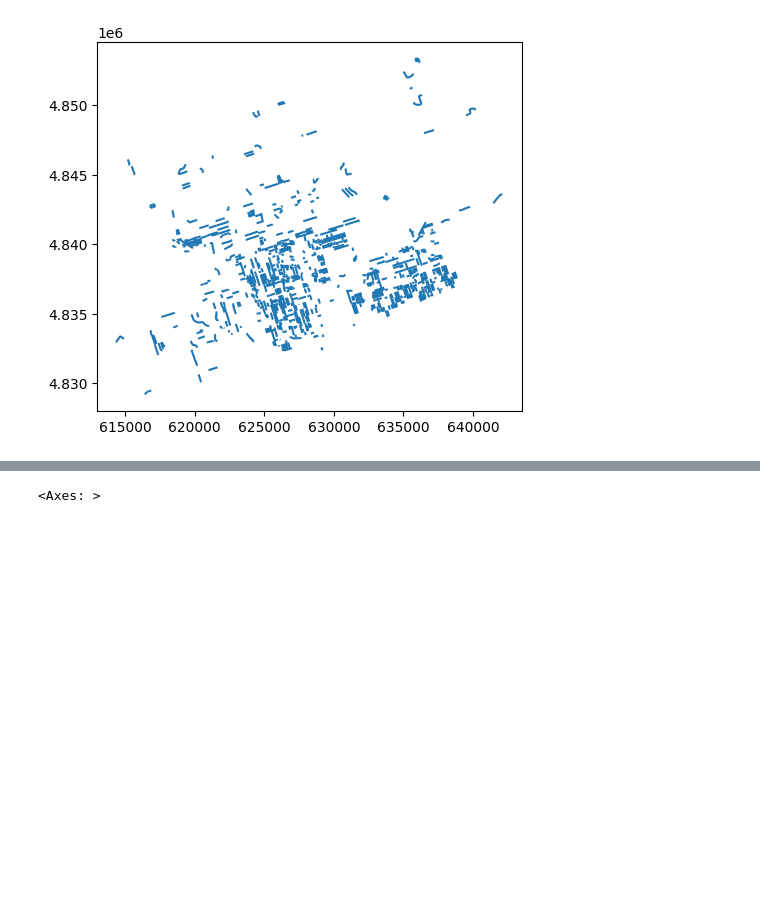
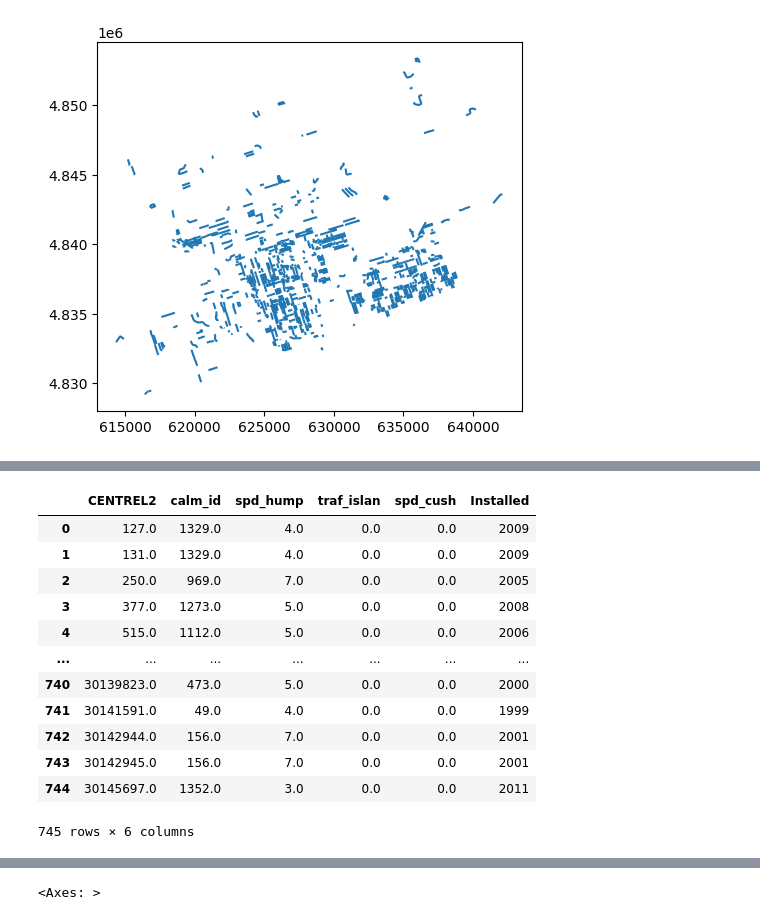
Before and after one commit to naorella/GIS_Showcase, a Jupyter notebook: template.ipynb, the cells around one changed output, grey strips where cells are left out. Cells and saved outputs as stored; diff of their text form; code cells hidden in the pictures; blank space fills up the shorter version.

```diff
--- a/template.ipynb
+++ b/template.ipynb
@@ -100,0 +93,38 @@ KeyError: 'Acacia Rd'
+# %%
+#split each dataframe into groups
+calm_split = {k:d for k, d in calming_roads.groupby('street')}
+road_split = {k:d for k, d in road_26917.groupby('LINEAR_5')}
+
+combined_roads = pd.DataFrame()
+for i in calm_split:
+    #try is needed for when a road is present in on group, but not the other
+    #causing a key value error
+    try:
+        #if shared road is present AND wihtin the distance then add to an already existing dataframe
+        combined_roads = pd.concat([combined_roads, gpd.sjoin_nearest(road_split[i], calm_split[i], max_distance=5, how='right')])
+    except:
+        #otherwise we didn't need to add the data and can pass over it
+        pass
+
+#There can be multiple calming features per road, but we only care if a road has one or not
+#not using mode, since its likely a road may have two features, therefore returning an error on mode
+combined_roads = combined_roads.drop(columns=['index_left', 'geometry'])
+combined_roads = combined_roads.groupby('CENTREL2').agg('max')
+combined_roads = combined_roads.reset_index()
+#only keep the columns we need
+combined_roads = combined_roads[['CENTREL2', 'calm_id', 'spd_hump', 'traf_islan', 'spd_cush', 'Installed']]
+combined_roads.head(-5)
+# %% [output]
+|  | CENTREL2 | calm_id | spd_hump | traf_islan | spd_cush | Installed |
+| 0 | 127.0 | 1329.0 | 4.0 | 0.0 | 0.0 | 2009 |
+| 1 | 131.0 | 1329.0 | 4.0 | 0.0 | 0.0 | 2009 |
+| 2 | 250.0 | 969.0 | 7.0 | 0.0 | 0.0 | 2005 |
+| 3 | 377.0 | 1273.0 | 5.0 | 0.0 | 0.0 | 2008 |
+| 4 | 515.0 | 1112.0 | 5.0 | 0.0 | 0.0 | 2006 |
+| ... | ... | ... | ... | ... | ... | ... |
+| 740 | 30139823.0 | 473.0 | 5.0 | 0.0 | 0.0 | 2000 |
+| 741 | 30141591.0 | 49.0 | 4.0 | 0.0 | 0.0 | 1999 |
+| 742 | 30142944.0 | 156.0 | 7.0 | 0.0 | 0.0 | 2001 |
+| 743 | 30142945.0 | 156.0 | 7.0 | 0.0 | 0.0 | 2001 |
+| 744 | 30145697.0 | 1352.0 | 3.0 | 0.0 | 0.0 | 2011 |
+745 rows × 6 columns
```
Also changed, not shown: parts of 3 cells of this notebook.
